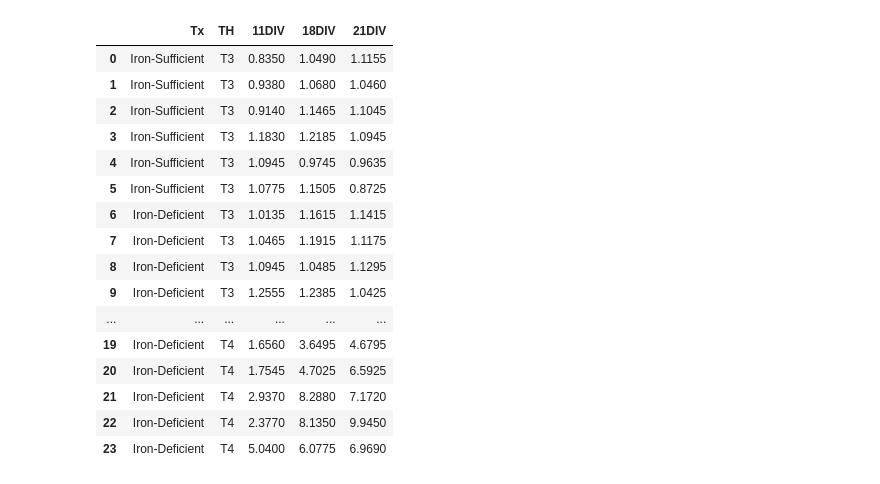
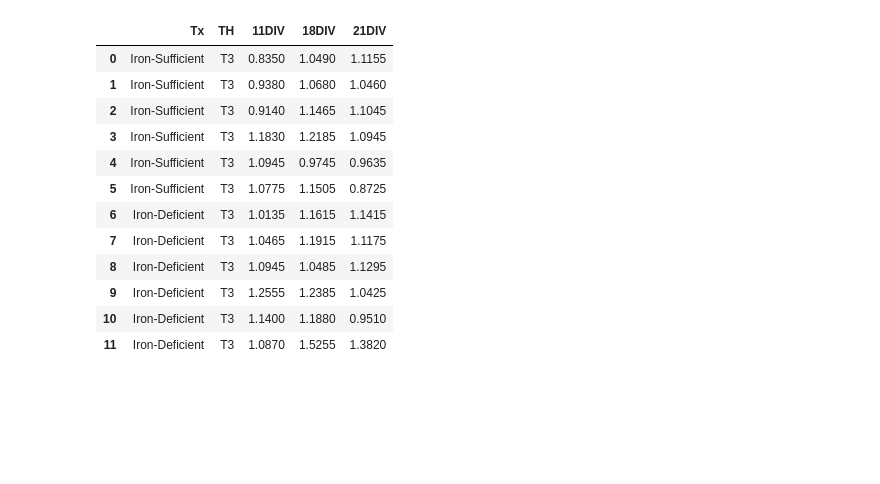
Before and after one commit to TimMonko/2023-FeD-TH-manuscript, a Jupyter notebook: Data Analysis/IronTH-T3T4-manuscript-20230602.ipynb, the cells around one changed output. Cells and saved outputs as stored; diff of their text form; code cells hidden in the pictures; blank space fills up the shorter version.

```diff
--- a/Data Analysis/IronTH-T3T4-manuscript-20230602.ipynb
+++ b/Data Analysis/IronTH-T3T4-manuscript-20230602.ipynb
@@ -7,40 +7,36 @@ import numpy as np
 from statsmodels.multivariate.manova import MANOVA
 import os
 import pathlib
 
 sheet_url = 'https://docs.google.com/spreadsheets/d/1HErg80MdLUa5fg2S3Cs9DIgVTdGTjwulnD6KoJrjcjE/edit?usp=sharing'
-sheet_name = 'All'
+sheet_name = 'T3'
 
 sheet_id = (
     sheet_url
     .replace('/d/', '*')
     .replace('/edit', '*')
     .split('*')
 )
 
 url = f'https://docs.google.com/spreadsheets/d/{sheet_id[1]}/gviz/tq?tqx=out:csv&sheet={sheet_name}'
 
 raw_data = pd.read_csv(url)
 
 raw_data
 # %% [output]
 |  | Tx | TH | 11DIV | 18DIV | 21DIV |
 | 0 | Iron-Sufficient | T3 | 0.8350 | 1.0490 | 1.1155 |
 | 1 | Iron-Sufficient | T3 | 0.9380 | 1.0680 | 1.0460 |
 | 2 | Iron-Sufficient | T3 | 0.9140 | 1.1465 | 1.1045 |
 | 3 | Iron-Sufficient | T3 | 1.1830 | 1.2185 | 1.0945 |
 | 4 | Iron-Sufficient | T3 | 1.0945 | 0.9745 | 0.9635 |
 | 5 | Iron-Sufficient | T3 | 1.0775 | 1.1505 | 0.8725 |
 | 6 | Iron-Deficient | T3 | 1.0135 | 1.1615 | 1.1415 |
 | 7 | Iron-Deficient | T3 | 1.0465 | 1.1915 | 1.1175 |
 | 8 | Iron-Deficient | T3 | 1.0945 | 1.0485 | 1.1295 |
 | 9 | Iron-Deficient | T3 | 1.2555 | 1.2385 | 1.0425 |
-| ... | ... | ... | ... | ... | ... |
-| 19 | Iron-Deficient | T4 | 1.6560 | 3.6495 | 4.6795 |
-| 20 | Iron-Deficient | T4 | 1.7545 | 4.7025 | 6.5925 |
-| 21 | Iron-Deficient | T4 | 2.9370 | 8.2880 | 7.1720 |
-| 22 | Iron-Deficient | T4 | 2.3770 | 8.1350 | 9.9450 |
-| 23 | Iron-Deficient | T4 | 5.0400 | 6.0775 | 6.9690 |
+| 10 | Iron-Deficient | T3 | 1.1400 | 1.1880 | 0.9510 |
+| 11 | Iron-Deficient | T3 | 1.0870 | 1.5255 | 1.3820 |
 # %%
 raw_data = raw_data.replace(
     {'Iron-Sufficient': 'FeS', 'Iron-Deficient': 'FeD'})
```
Also changed, not shown: parts of 11 cells of this notebook.
